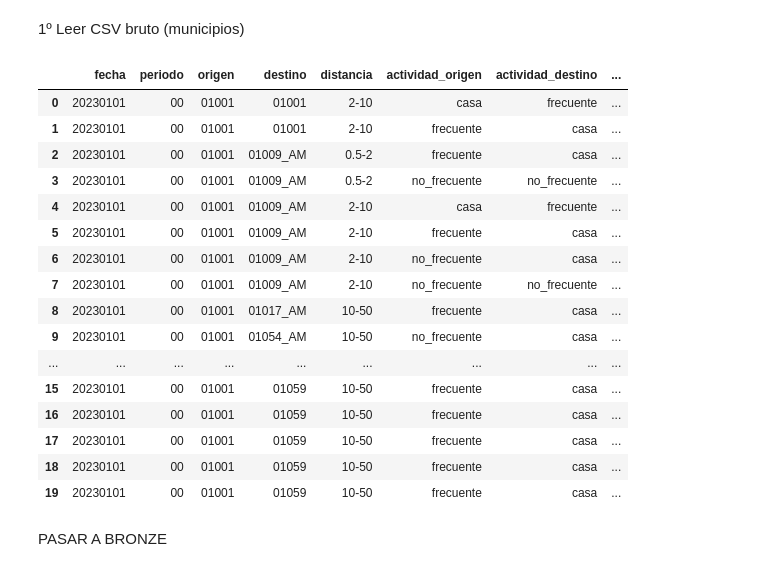
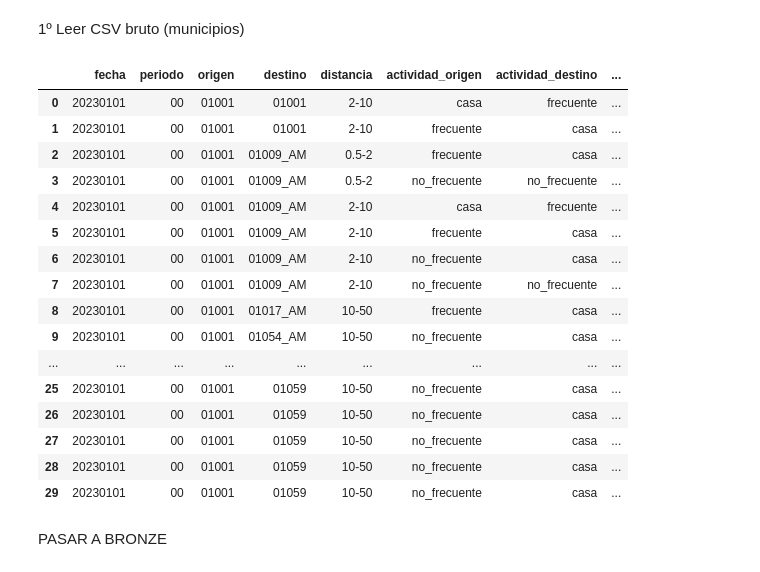
Before and after one commit to gemasanmuncor/mobility-lakehous, a Jupyter notebook: mobility.ipynb, the cells around one changed output. Saved outputs shown, nothing was run; the diff lists cells and outputs as text; code cells hidden in the pictures.

```diff
--- a/mobility.ipynb
+++ b/mobility.ipynb
@@ -101,27 +147,27 @@ DuckDB: v1.4.2
 # %%
 q("""
 SELECT *
 FROM read_csv_auto('data/raw/municipal_202301/20230101_Viajes_municipios.csv.gz', compression='gzip', header=True)
-LIMIT 20;
+LIMIT 30;
 """)
 # %% [output]
 |  | fecha | periodo | origen | destino | distancia | actividad_origen | actividad_destino | ... |
 | 0 | 20230101 | 00 | 01001 | 01001 | 2-10 | casa | frecuente | ... |
 | 1 | 20230101 | 00 | 01001 | 01001 | 2-10 | frecuente | casa | ... |
 | 2 | 20230101 | 00 | 01001 | 01009_AM | 0.5-2 | frecuente | casa | ... |
 | 3 | 20230101 | 00 | 01001 | 01009_AM | 0.5-2 | no_frecuente | no_frecuente | ... |
 | 4 | 20230101 | 00 | 01001 | 01009_AM | 2-10 | casa | frecuente | ... |
 | 5 | 20230101 | 00 | 01001 | 01009_AM | 2-10 | frecuente | casa | ... |
 | 6 | 20230101 | 00 | 01001 | 01009_AM | 2-10 | no_frecuente | casa | ... |
 | 7 | 20230101 | 00 | 01001 | 01009_AM | 2-10 | no_frecuente | no_frecuente | ... |
 | 8 | 20230101 | 00 | 01001 | 01017_AM | 10-50 | frecuente | casa | ... |
 | 9 | 20230101 | 00 | 01001 | 01054_AM | 10-50 | no_frecuente | casa | ... |
 | ... | ... | ... | ... | ... | ... | ... | ... | ... |
-| 15 | 20230101 | 00 | 01001 | 01059 | 10-50 | frecuente | casa | ... |
-| 16 | 20230101 | 00 | 01001 | 01059 | 10-50 | frecuente | casa | ... |
-| 17 | 20230101 | 00 | 01001 | 01059 | 10-50 | frecuente | casa | ... |
-| 18 | 20230101 | 00 | 01001 | 01059 | 10-50 | frecuente | casa | ... |
-| 19 | 20230101 | 00 | 01001 | 01059 | 10-50 | frecuente | casa | ... |
+| 25 | 20230101 | 00 | 01001 | 01059 | 10-50 | no_frecuente | casa | ... |
+| 26 | 20230101 | 00 | 01001 | 01059 | 10-50 | no_frecuente | casa | ... |
+| 27 | 20230101 | 00 | 01001 | 01059 | 10-50 | no_frecuente | casa | ... |
+| 28 | 20230101 | 00 | 01001 | 01059 | 10-50 | no_frecuente | casa | ... |
+| 29 | 20230101 | 00 | 01001 | 01059 | 10-50 | no_frecuente | casa | ... |
 # %% [markdown]
 PASAR A BRONZE
 # %% [markdown]
```
Also changed, not shown: parts of 7 cells of this notebook, 22 other files.
